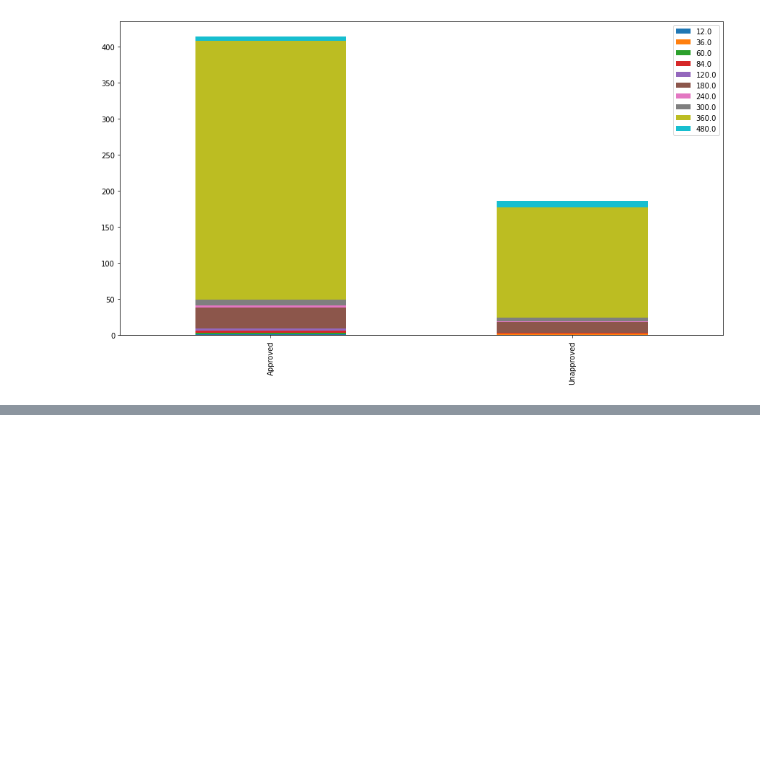
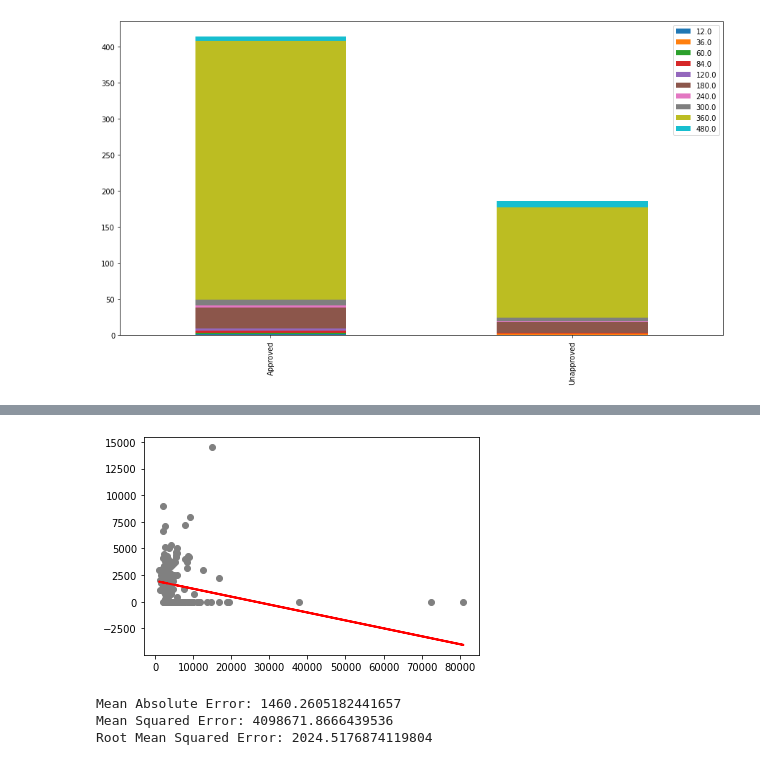
Before and after one commit to megha988/Loan-Prediction, a Jupyter notebook: Loan_Prediction.ipynb, the cells around one changed output, grey strips where cells are left out. Saved outputs shown, nothing was run; the diff lists cells and outputs as text; code cells hidden in the pictures; blank space fills up the shorter version.

```diff
--- a/Loan_Prediction.ipynb
+++ b/Loan_Prediction.ipynb
@@ -424,0 +463,7 @@ df1.plot(kind='bar', stacked=True, figsize=(15,8))
+# %%
+X = final_df['ApplicantIncome'].values.reshape(-1,1)
+y = final_df['CoapplicantIncome'].values.reshape(-1,1)
+# %%
+#Next, we split 80% of the data to the training set while 20% of the data to test set using below code.
+#The test_size variable is where we actually specify the proportion of the test set.
+X_train, X_test, y_train, y_test = train_test_split(X, y, test_size=0.2, random_state=0)
@@ -424,0 +487,3 @@ df1.plot(kind='bar', stacked=True, figsize=(15,8))
+# %%
+#To make predictions on the test data, execute the following script
+y_pred = regressor.predict(X_test)
@@ -424,0 +508,14 @@ df1.plot(kind='bar', stacked=True, figsize=(15,8))
+# %%
+plt.scatter(X_test, y_test,  color='gray')
+plt.plot(X_test, y_pred, color='red', linewidth=2)
+plt.show()
+# %% [output]
+[figure, added]
+# %%
+print('Mean Absolute Error:', metrics.mean_absolute_error(y_test, y_pred))
+print('Mean Squared Error:', metrics.mean_squared_error(y_test, y_pred))
+print('Root Mean Squared Error:', np.sqrt(metrics.mean_squared_error(y_test, y_pred)))
+# %% [output]
+Mean Absolute Error: 1460.2605182441657
+Mean Squared Error: 4098671.8666439536
+Root Mean Squared Error: 2024.5176874119804
```
Also changed, not shown: parts of 8 cells of this notebook.
